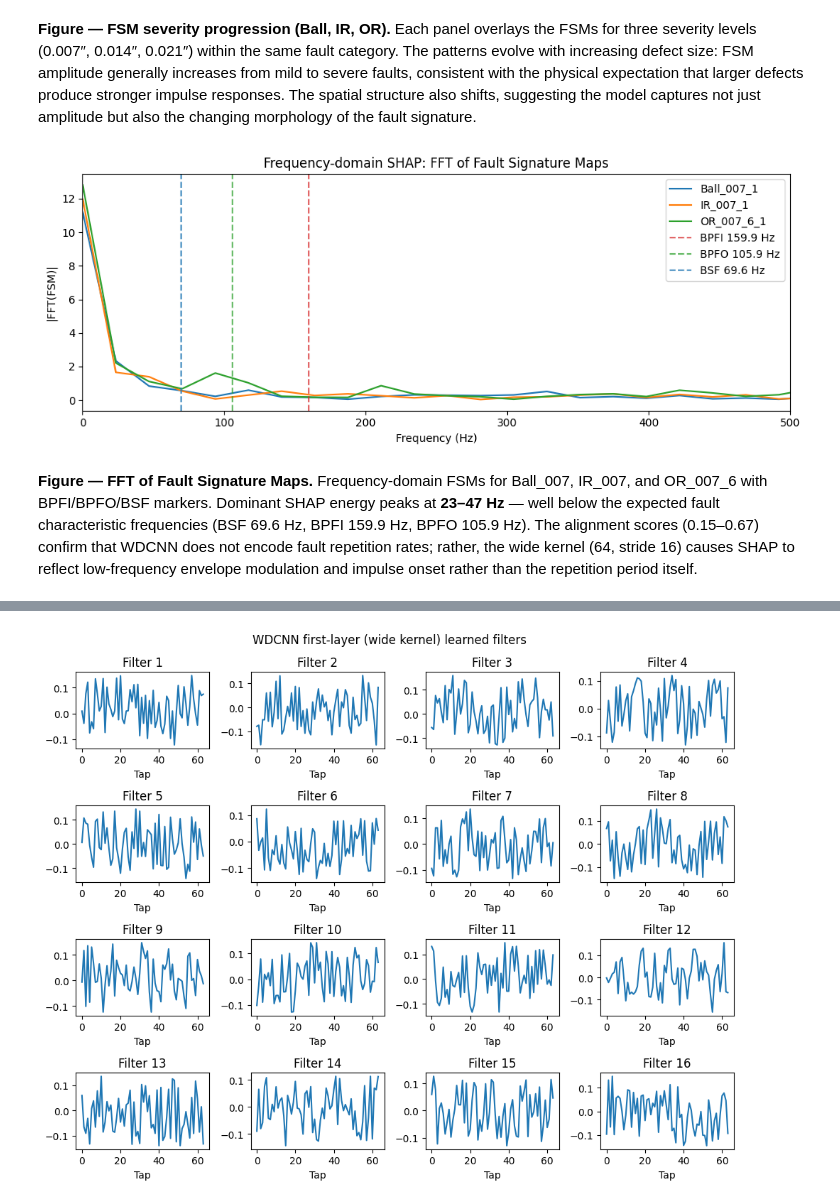
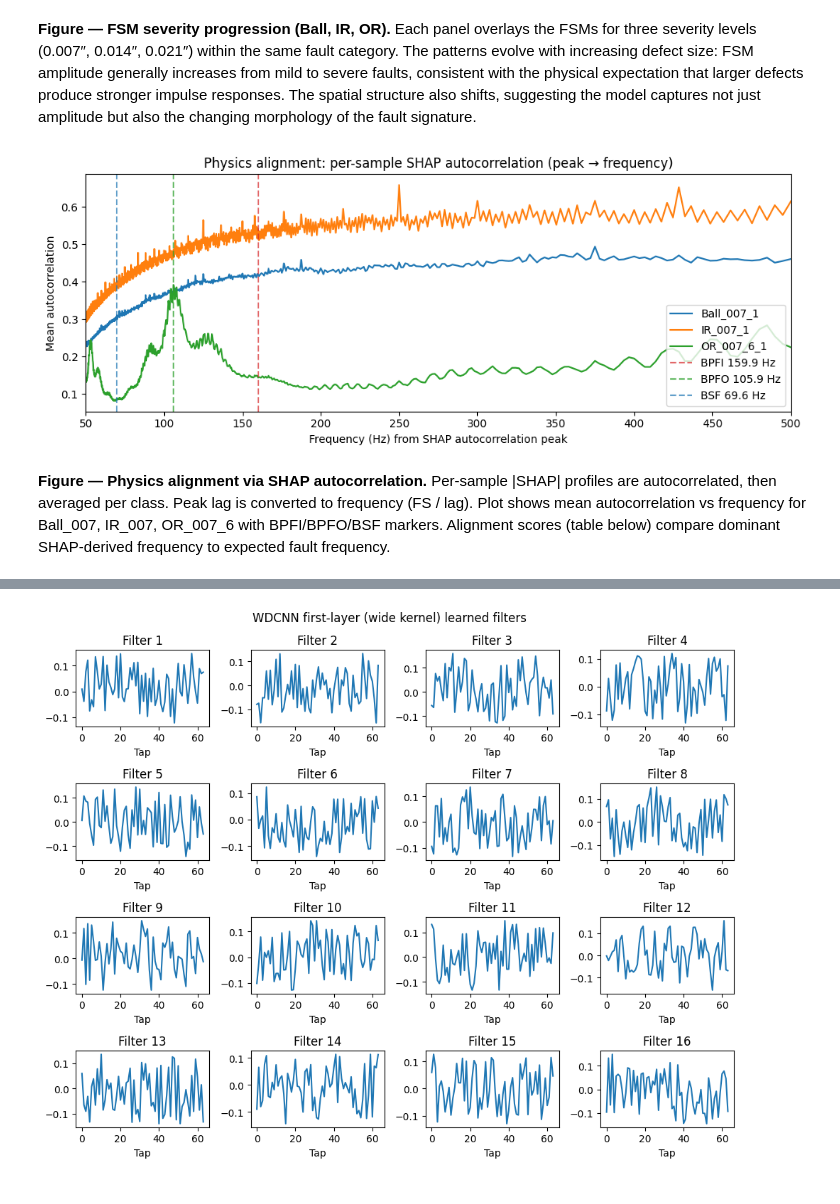
Before and after one commit to ekkirinaldi/ai-bearing-conference, a Jupyter notebook: kaggle/input/cwru-bearing-datasets/ID-crwu-bearings-wdcnn-shap-signal-explainability.ipynb, the cells around one changed output, grey strips where cells are left out. Cells and saved outputs as stored; diff of their text form; code cells hidden in the pictures.

```diff
--- a/kaggle/input/cwru-bearing-datasets/ID-crwu-bearings-wdcnn-shap-signal-explainability.ipynb
+++ b/kaggle/input/cwru-bearing-datasets/ID-crwu-bearings-wdcnn-shap-signal-explainability.ipynb
@@ -540,8 +740,10 @@ def stratified_sample(X, y, n_per_class):
     return np.array(idx_list)
 
 np.random.seed(RANDOM_SEED)
-bg_idx = stratified_sample(X_train, y_train, 10)
-shap_sample_idx = stratified_sample(X_test, y_test, 20)
+N_BG_PER_CLASS = 30   # 300 background total (literature: 500+ for stability; 300 balances rigor vs compute)
+N_TEST_SHAP_PER_CLASS = 50  # 500 test samples for SHAP/FSM
+bg_idx = stratified_sample(X_train, y_train, N_BG_PER_CLASS)
+shap_sample_idx = stratified_sample(X_test, y_test, N_TEST_SHAP_PER_CLASS)
 background_data = torch.FloatTensor(X_train[bg_idx])
 test_data = torch.FloatTensor(X_test[shap_sample_idx])
 print("Background:", background_data.shape, "| Test:", test_data.shape)
@@ -752,27 +1048,73 @@ plt.show()
 # %% [markdown]
 **Figure — FSM severity progression (Ball, IR, OR).** Each panel overlays the FSMs for three severity levels (0.007″, 0.014″, 0.021″) within the same fault category. The patterns evolve with increasing defect size: FSM amplitude generally increases from mild to severe faults, consistent with the physical expectation that larger defects produce stronger impulse responses. The spatial structure also shifts, suggesting the model captures not just amplitude but also the changing morphology of the fault signature.
 # %%
-fsm_fft = np.abs(np.fft.rfft(FSM_matrix, axis=1))
+# Physics alignment via per-sample SHAP autocorrelation (avoids coarse FFT resolution of averaged FSM)
 n_signal = FSM_matrix.shape[1]
-freqs_fsm = np.fft.rfftfreq(n_signal, 1 / FS)
-n_plot = min(500, fsm_fft.shape[1])
+lag_min = int(FS / 500)   # ~96 samples, max 500 Hz
+lag_max = min(int(FS / 50), n_signal // 2)  # ~960 samples or half length
+autocorr_per_class = []
+dominant_lag_per_class = []
+for i in range(10):
+    sv_i = _get_shap_for_class(shap_values_np, i)
+    mask = y_test[shap_sample_idx] == i
+    if mask.sum() == 0:
+        autocorr_per_class.append(np.zeros(lag_max - lag_min))
+        dominant_lag_per_class.append(np.nan)
+        continue
+    profiles = np.abs(sv_i[mask])
+    if profiles.ndim > 2:
+        profiles = profiles.reshape(profiles.shape[0], -1)
+    ac_list = []
+    for k in range(profiles.shape[0]):
+        p = profiles[k].flatten()
+        ac = np.correlate(p, p, mode="full")
+        ac = ac[len(ac) // 2:]  # positive lags only
+        ac = ac / (ac[0] + 1e-12)
+        ac_list.append(ac)
+    ac_mean = np.mean(ac_list, axis=0)
+    autocorr_per_class.append(ac_mean)
+    seg = ac_mean[lag_min:lag_max]
+    if len(seg) > 0:
+        peak_rel = np.argmax(seg)
+        dominant_lag_per_class.append(lag_min + peak_rel)
+    else:
+        dominant_lag_per_class.append(np.nan)
+exp_freqs = {"Ball_007_1": BSF, "Ball_014_1": BSF, "Ball_021_1": BSF, "IR_007_1": BPFI, "IR_014_1": BPFI, "IR_021_1": BPFI,
+             "OR_007_6_1": BPFO, "OR_014_6_1": BPFO, "OR_021_6_1": BPFO, "Normal_1": 0}
+alignment_scores = []
+for i, name in enumerate(class_names):
+    ef = exp_freqs.get(name, 0)
+    lag = dominant_lag_per_class[i]
+    if ef > 0 and not np.isnan(lag) and lag > 0:
+        dom_freq = FS / lag
+        score = 1 - abs(dom_freq - ef) / ef
+    else:
+        dom_freq = np.nan
+        score = np.nan if ef == 0 else 0.0
+    alignment_scores.append({"Fault_Type": name, "Expected_Hz": ef, "SHAP_Dominant_Hz": dom_freq if ef > 0 else np.nan, "Alignment_Score": score})
+align_df = pd.DataFrame(alignment_scores)
+align_df.to_csv(os.path.join(DATA_DIR, "results", "metrics", "physics_alignment_scores.csv"), index=False)
+lags_plot = np.arange(lag_min, lag_max)
+freqs_plot = FS / lags_plot
 fig, ax = plt.subplots(figsize=(10, 4))
 for i, name in enumerate(["Ball_007_1", "IR_007_1", "OR_007_6_1"]):
     c = class_names.index(name)
-    ax.plot(freqs_fsm[:n_plot], fsm_fft[c, :n_plot], label=name)
+    ac = autocorr_per_class[c]
+    if len(ac) >= len(lags_plot):
+        ax.plot(freqs_plot, ac[lag_min:lag_max], label=name)
 ax.axvline(BPFI, color="C3", linestyle="--", alpha=0.7, label=f"BPFI {BPFI:.1f} Hz")
 ax.axvline(BPFO, color="C2", linestyle="--", alpha=0.7, label=f"BPFO {BPFO:.1f} Hz")
 ax.axvline(BSF, color="C0", linestyle="--", alpha=0.7, label=f"BSF {BSF:.1f} Hz")
-ax.set_xlim(0, min(500, freqs_fsm[n_plot - 1]) if n_plot > 0 else 500)
-ax.set_xlabel("Frequency (Hz)")
-ax.set_ylabel("|FFT(FSM)|")
+ax.set_xlim(50, 500)
+ax.set_xlabel("Frequency (Hz) from SHAP autocorrelation peak")
+ax.set_ylabel("Mean autocorrelation")
 ax.legend()
-ax.set_title("Frequency-domain SHAP: FFT of Fault Signature Maps")
+ax.set_title("Physics alignment: per-sample SHAP autocorrelation (peak → frequency)")
 plt.tight_layout()
 plt.savefig(os.path.join(DATA_DIR, "results", "figures", "shap_frequency_spectrum.png"), dpi=150)
 plt.show()
 # %% [output]
-[figure, old version]
+[figure, new version]
 # %% [markdown]
-**Figure — FFT of Fault Signature Maps.** Frequency-domain FSMs for Ball_007, IR_007, and OR_007_6 with BPFI/BPFO/BSF markers. Dominant SHAP energy peaks at **23–47 Hz** — well below the expected fault characteristic frequencies (BSF 69.6 Hz, BPFI 159.9 Hz, BPFO 105.9 Hz). The alignment scores (0.15–0.67) confirm that WDCNN does not encode fault repetition rates; rather, the wide kernel (64, stride 16) causes SHAP to reflect low-frequency envelope modulation and impulse onset rather than the repetition period itself.
+**Figure — Physics alignment via SHAP autocorrelation.** Per-sample |SHAP| profiles are autocorrelated, then averaged per class. Peak lag is converted to frequency (FS / lag). Plot shows mean autocorrelation vs frequency for Ball_007, IR_007, OR_007_6 with BPFI/BPFO/BSF markers. Alignment scores (table below) compare dominant SHAP-derived frequency to expected fault frequency.
 # %%
```
Also changed, not shown: parts of 46 cells of this notebook, 1 other file.
